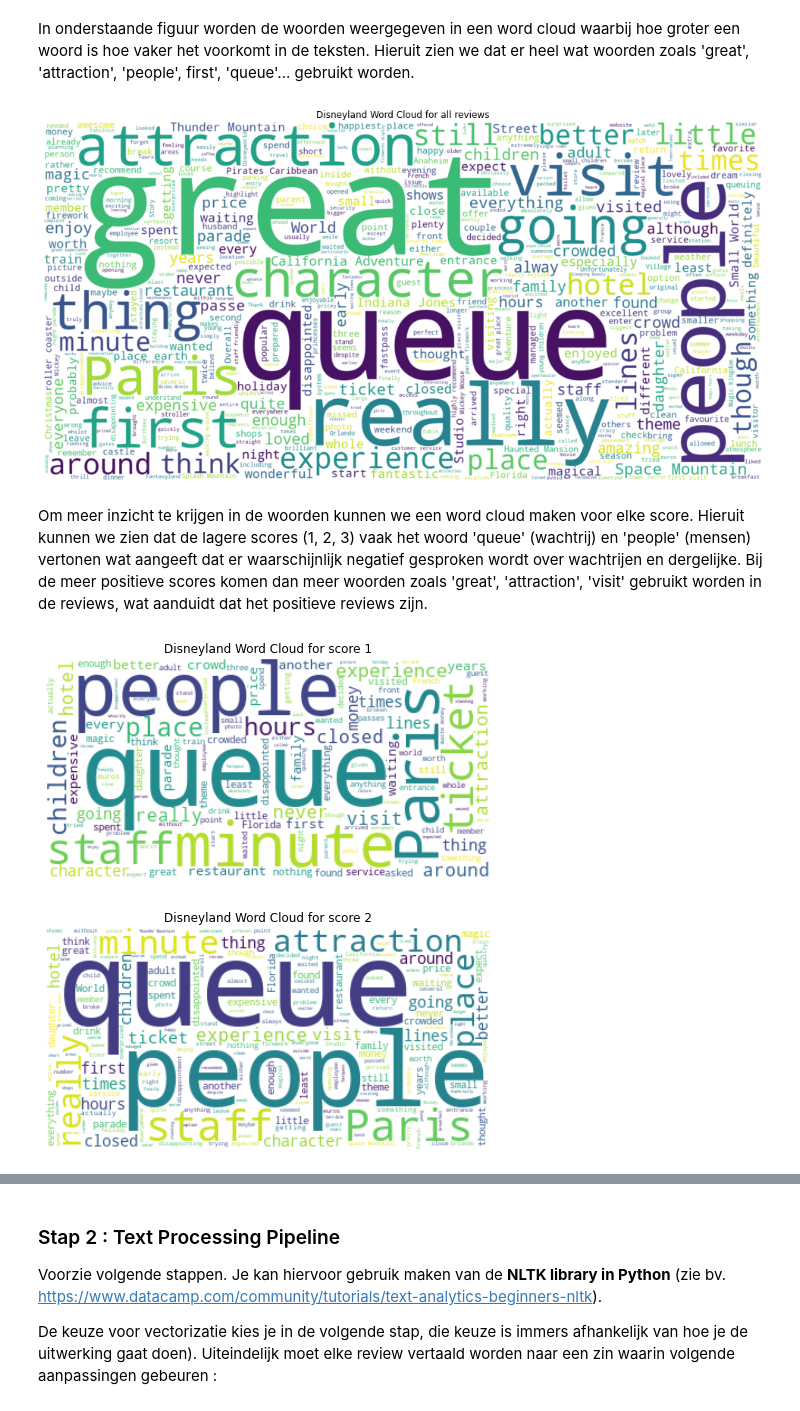
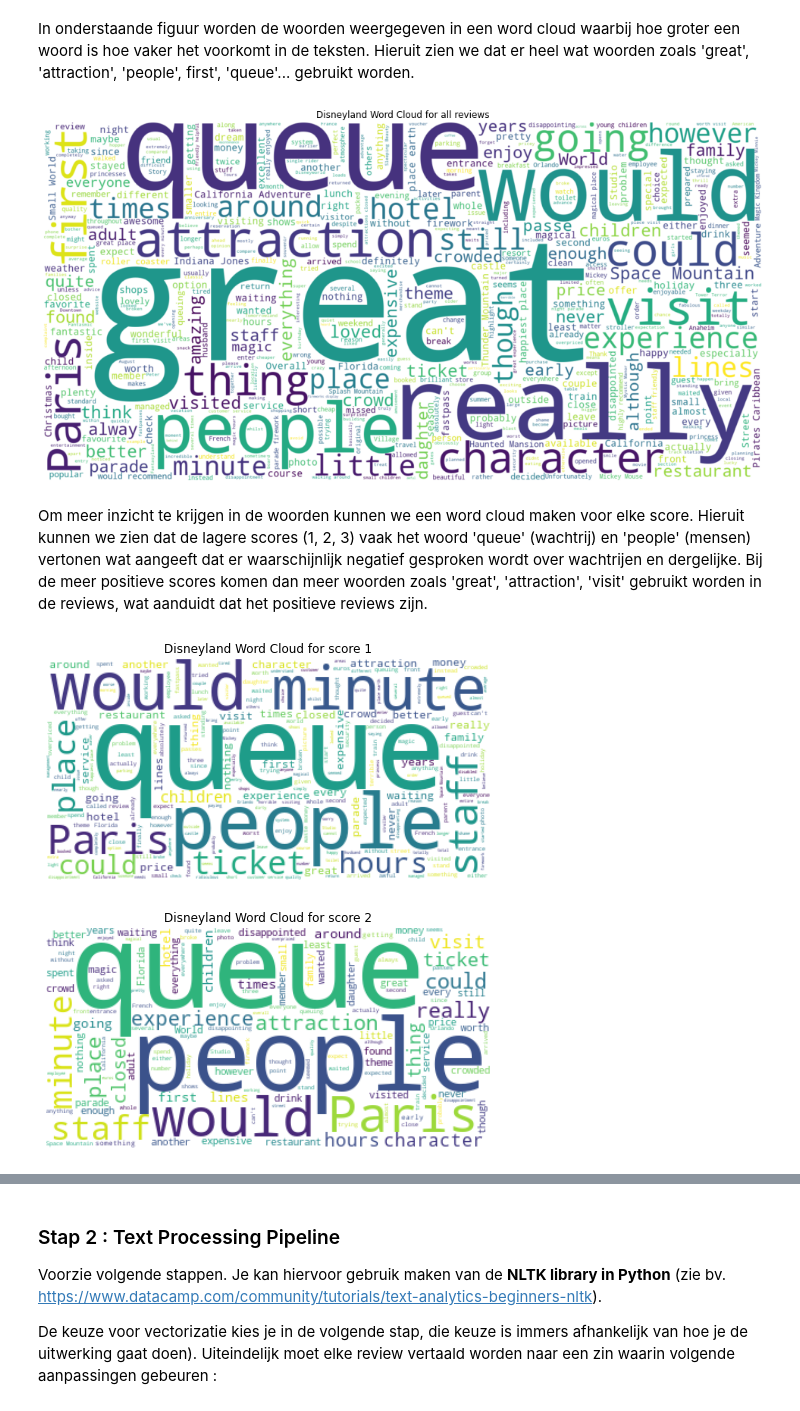
Before and after one commit to Xevro/NLP-Disney-reviews, a Jupyter notebook: Homework NLP/HomeworkNLP.ipynb, the cells around one changed output, grey strips where cells are left out. Cells and saved outputs as stored; diff of their text form; code cells hidden in the pictures.

```diff
--- a/Homework NLP/HomeworkNLP.ipynb
+++ b/Homework NLP/HomeworkNLP.ipynb
@@ -274,20 +274,20 @@ df.head()
 # %% [markdown]
 De lijst van stopwoorden wordt gebruikt om later de teksten te processen.
 # %%
-stopwords = set(STOPWORDS)
-stopwords.update(['park', 'parks', 'ride', 'rides', 'Disney', 'Disneyland'])
+stopwords_list = set(stopwords.words("english"))
+stopwords_list.update(['park', 'parks', 'ride', 'rides', 'Disney', 'Disneyland'])
 # %% [markdown]
 In onderstaande figuur worden de woorden weergegeven in een word cloud waarbij hoe groter een woord is hoe vaker het voorkomt in de teksten. Hieruit zien we dat er heel wat woorden zoals 'great', 'attraction', 'people', first', 'queue'... gebruikt worden.
 # %%
 text = ' '.join(review for review in df.Review_Text)
 
 plt.figure(figsize=(17, 17))
-wc = WordCloud(stopwords=stopwords, max_words=500, width=1600, height=800, min_word_length=5, background_color='white').generate(text)
+wc = WordCloud(stopwords=stopwords_list, max_words=500, width=1600, height=800, min_word_length=5, background_color='white').generate(text)
 plt.title('Disneyland Word Cloud for all reviews')
 plt.imshow(wc, interpolation='bilinear')
 plt.axis('off');
 # %% [output]
-[figure, old version]
+[figure, new version]
 # %%
 ### Separate Disneyland dataframes into there scores
 score_1 = df.loc[df['Rating'] == 1]
@@ -301,22 +301,22 @@ Om meer inzicht te krijgen in de woorden kunnen we een word cloud maken voor elk
 text1 = ' '.join(review for review in score_1.Review_Text)
 
 plt.figure(figsize=(8, 10))
-wc = WordCloud(stopwords=stopwords, max_words=500, min_word_length=5, background_color='white').generate(text1)
+wc = WordCloud(stopwords=stopwords_list, max_words=500, min_word_length=5, background_color='white').generate(text1)
 plt.title('Disneyland Word Cloud for score 1')
 plt.imshow(wc, interpolation='bilinear')
 plt.axis('off');
 # %% [output]
-[figure, old version]
+[figure, new version]
 # %%
 text2 = ' '.join(review for review in score_2.Review_Text)
 
 plt.figure(figsize=(8, 10))
-wc2 = WordCloud(stopwords=stopwords, max_words=500, min_word_length=5, background_color='white').generate(text2)
+wc2 = WordCloud(stopwords=stopwords_list, max_words=500, min_word_length=5, background_color='white').generate(text2)
 plt.title('Disneyland Word Cloud for score 2')
 plt.imshow(wc2, interpolation='bilinear')
 plt.axis('off');
 # %% [output]
-[figure, old version]
+[figure, new version]
 # %%
 text3 = ' '.join(review for review in score_3.Review_Text)
 
```
Also changed, not shown: parts of 46 cells of this notebook.
